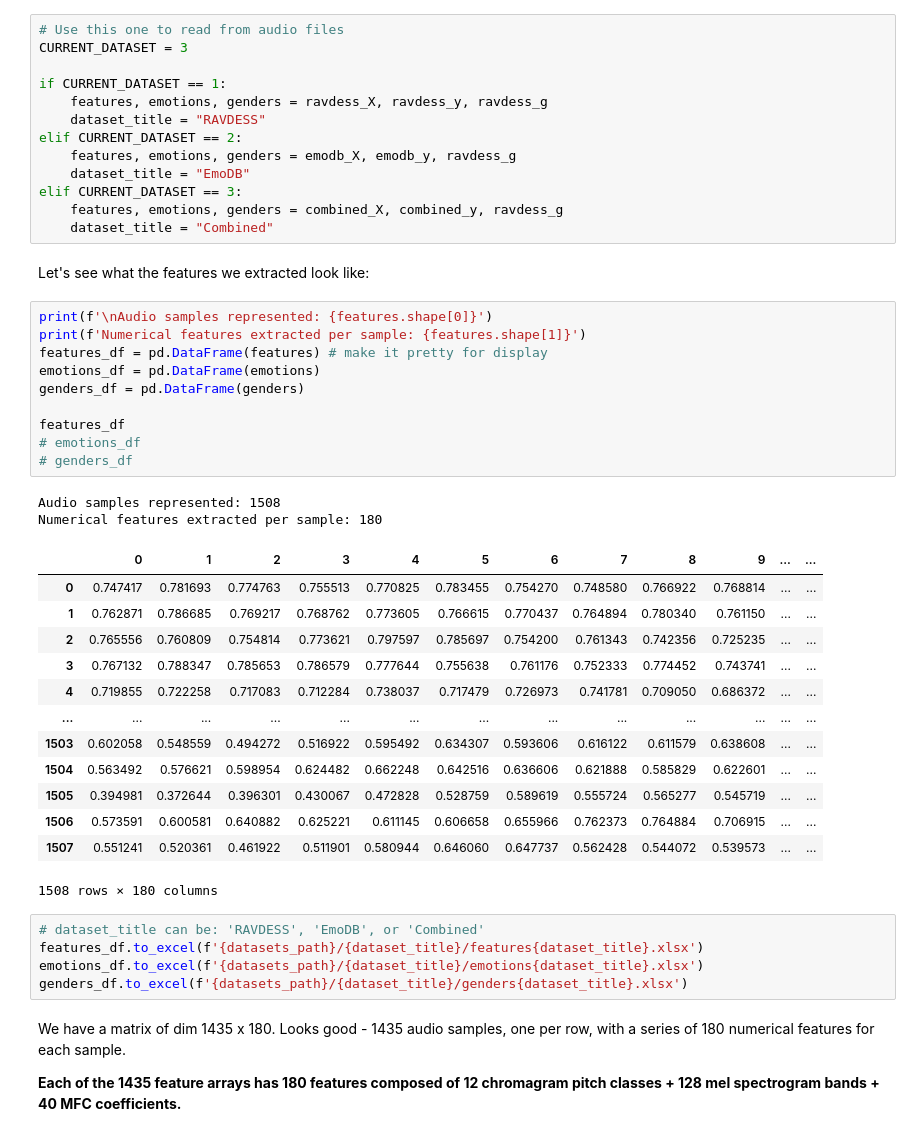
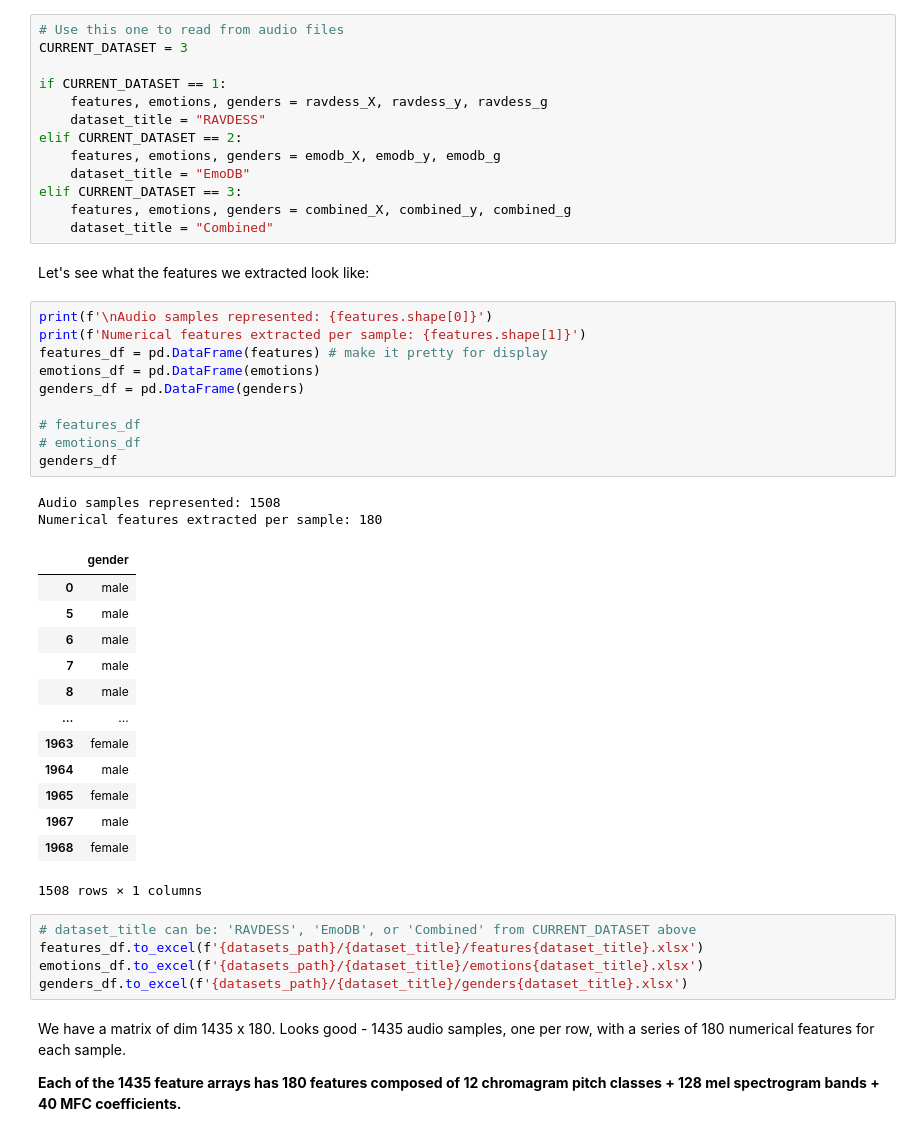
Before and after one commit to rdezwart/Week2-Data_Preprocessing, a Jupyter notebook: Week_2_Data_Preprocessing.ipynb, the cells around one changed output. Saved outputs shown, nothing was run; the diff lists cells and outputs as text.

```diff
--- a/Week_2_Data_Preprocessing.ipynb
+++ b/Week_2_Data_Preprocessing.ipynb
@@ -913,41 +916,41 @@ if CURRENT_DATASET == 1:
     features, emotions, genders = ravdess_X, ravdess_y, ravdess_g
     dataset_title = "RAVDESS"
 elif CURRENT_DATASET == 2:
-    features, emotions, genders = emodb_X, emodb_y, ravdess_g
+    features, emotions, genders = emodb_X, emodb_y, emodb_g
     dataset_title = "EmoDB"
 elif CURRENT_DATASET == 3:
-    features, emotions, genders = combined_X, combined_y, ravdess_g
+    features, emotions, genders = combined_X, combined_y, combined_g
     dataset_title = "Combined"
 # %% [markdown]
 Let's see what the features we extracted look like:
 # %%
 print(f'\nAudio samples represented: {features.shape[0]}')
 print(f'Numerical features extracted per sample: {features.shape[1]}')
 features_df = pd.DataFrame(features) # make it pretty for display
 emotions_df = pd.DataFrame(emotions)
 genders_df = pd.DataFrame(genders)
 
-features_df
+# features_df
 # emotions_df
-# genders_df
+genders_df
 # %% [output]
 Audio samples represented: 1508
 Numerical features extracted per sample: 180
-|  | 0 | 1 | 2 | 3 | 4 | 5 | 6 | 7 | 8 | 9 | ... | ... |
-| 0 | 0.747417 | 0.781693 | 0.774763 | 0.755513 | 0.770825 | 0.783455 | 0.754270 | 0.748580 | 0.766922 | 0.768814 | ... | ... |
-| 1 | 0.762871 | 0.786685 | 0.769217 | 0.768762 | 0.773605 | 0.766615 | 0.770437 | 0.764894 | 0.780340 | 0.761150 | ... | ... |
-| 2 | 0.765556 | 0.760809 | 0.754814 | 0.773621 | 0.797597 | 0.785697 | 0.754200 | 0.761343 | 0.742356 | 0.725235 | ... | ... |
-| 3 | 0.767132 | 0.788347 | 0.785653 | 0.786579 | 0.777644 | 0.755638 | 0.761176 | 0.752333 | 0.774452 | 0.743741 | ... | ... |
-| 4 | 0.719855 | 0.722258 | 0.717083 | 0.712284 | 0.738037 | 0.717479 | 0.726973 | 0.741781 | 0.709050 | 0.686372 | ... | ... |
-| ... | ... | ... | ... | ... | ... | ... | ... | ... | ... | ... | ... | ... |
-| 1503 | 0.602058 | 0.548559 | 0.494272 | 0.516922 | 0.595492 | 0.634307 | 0.593606 | 0.616122 | 0.611579 | 0.638608 | ... | ... |
-| 1504 | 0.563492 | 0.576621 | 0.598954 | 0.624482 | 0.662248 | 0.642516 | 0.636606 | 0.621888 | 0.585829 | 0.622601 | ... | ... |
-| 1505 | 0.394981 | 0.372644 | 0.396301 | 0.430067 | 0.472828 | 0.528759 | 0.589619 | 0.555724 | 0.565277 | 0.545719 | ... | ... |
-| 1506 | 0.573591 | 0.600581 | 0.640882 | 0.625221 | 0.611145 | 0.606658 | 0.655966 | 0.762373 | 0.764884 | 0.706915 | ... | ... |
-| 1507 | 0.551241 | 0.520361 | 0.461922 | 0.511901 | 0.580944 | 0.646060 | 0.647737 | 0.562428 | 0.544072 | 0.539573 | ... | ... |
+|  | gender |
+| 0 | male |
+| 5 | male |
+| 6 | male |
+| 7 | male |
+| 8 | male |
+| ... | ... |
+| 1963 | female |
+| 1964 | male |
+| 1965 | female |
+| 1967 | male |
+| 1968 | female |
-1508 rows × 180 columns
+1508 rows × 1 columns
 # %%
-# dataset_title can be: 'RAVDESS', 'EmoDB', or 'Combined'
+# dataset_title can be: 'RAVDESS', 'EmoDB', or 'Combined' from CURRENT_DATASET above
 features_df.to_excel(f'{datasets_path}/{dataset_title}/features{dataset_title}.xlsx')
 emotions_df.to_excel(f'{datasets_path}/{dataset_title}/emotions{dataset_title}.xlsx')
 genders_df.to_excel(f'{datasets_path}/{dataset_title}/genders{dataset_title}.xlsx')
```
Also changed, not shown: parts of 2 cells of this notebook.
